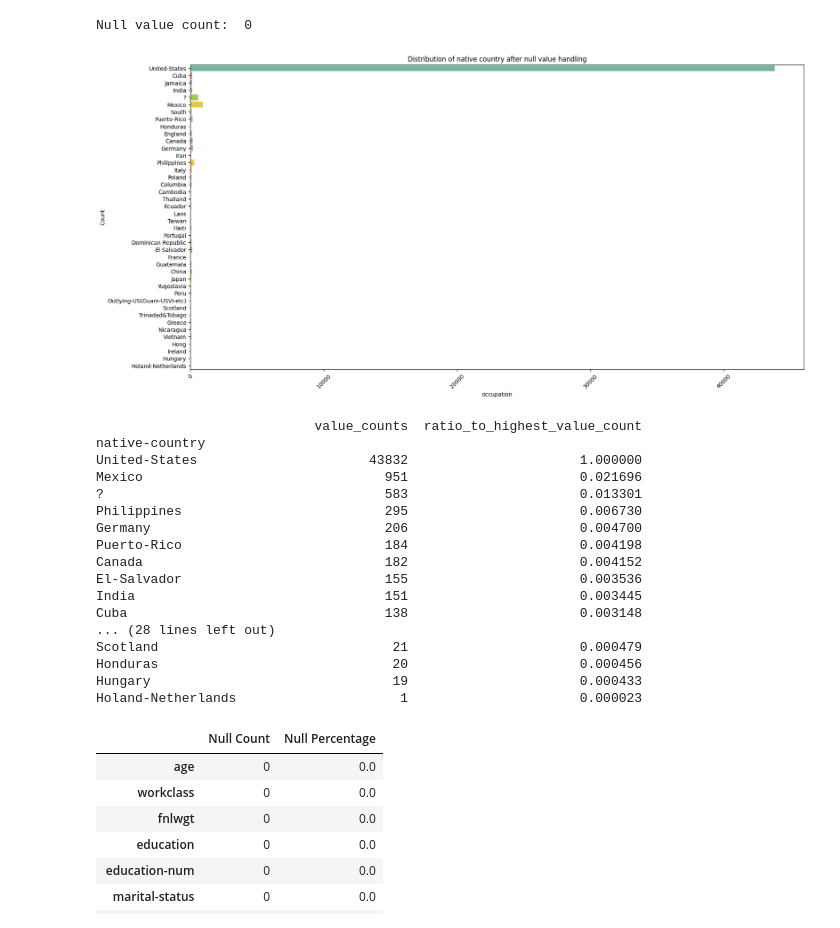
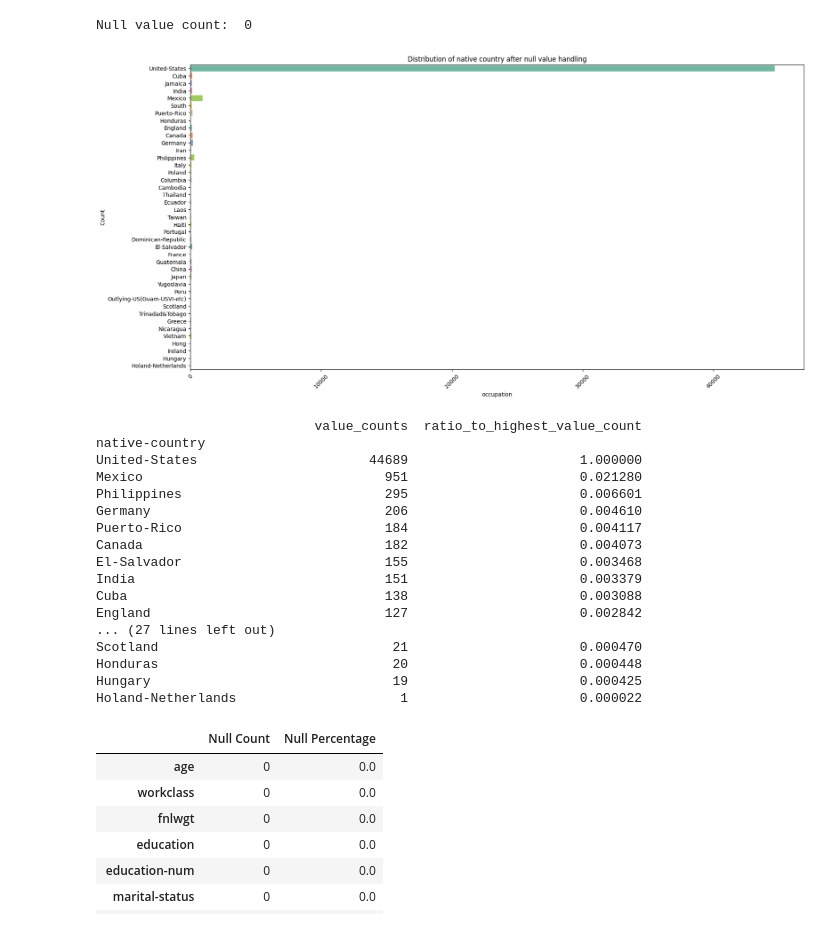
Before and after one commit to JanakaDilshanSendnayake/ML-Coursework, a Jupyter notebook: Data Preprocessing.ipynb, the cells around one changed output. Cells and saved outputs as stored; diff of their text form; code cells hidden in the pictures.

```diff
--- a/Data Preprocessing.ipynb
+++ b/Data Preprocessing.ipynb
@@ -324,36 +324,45 @@ df['native-country'].fillna(mode_value, inplace=True)
 print('Null value count: ', df['native-country'].isnull().sum())
 # %% [output]
 Null value count:  0
+# %%
+#Replacing ? with mode
+def function(value):
+    if value=='?':
+        return mode_value
+    else:
+        return value
+# %%
+df['native-country']=df['native-country'].apply(function)
 # %%
-selected_column=X['native-country']
+selected_column=df['native-country']
 plt.figure(figsize=(20, 10))
 sns.countplot(y=selected_column, palette='Set2')
 plt.title(f'Distribution of native country after null value handling')
 plt.xlabel('occupation')
 plt.ylabel('Count')
 plt.xticks(rotation=45)
 plt.show()
 
 value_counts_(selected_column)
 # %% [output]
-[figure, old version]
+[figure, new version]
                             value_counts  ratio_to_highest_value_count
 native-country
-United-States                      43832                      1.000000
-Mexico                               951                      0.021696
-?                                    583                      0.013301
-Philippines                          295                      0.006730
-Germany                              206                      0.004700
-Puerto-Rico                          184                      0.004198
-Canada                               182                      0.004152
-El-Salvador                          155                      0.003536
-India                                151                      0.003445
-Cuba                                 138                      0.003148
-... (28 lines left out)
-Scotland                              21                      0.000479
-Honduras                              20                      0.000456
-Hungary                               19                      0.000433
-Holand-Netherlands                     1                      0.000023
+United-States                      44689                      1.000000
+Mexico                               951                      0.021280
+Philippines                          295                      0.006601
+Germany                              206                      0.004610
+Puerto-Rico                          184                      0.004117
+Canada                               182                      0.004073
+El-Salvador                          155                      0.003468
+India                                151                      0.003379
+Cuba                                 138                      0.003088
+England                              127                      0.002842
+... (27 lines left out)
+Scotland                              21                      0.000470
+Honduras                              20                      0.000448
+Hungary                               19                      0.000425
+Holand-Netherlands                     1                      0.000022
 # %%
 null_counts = df.isnull().sum()
 # Calculate percentages
```
Also changed, not shown: parts of 43 cells of this notebook.
